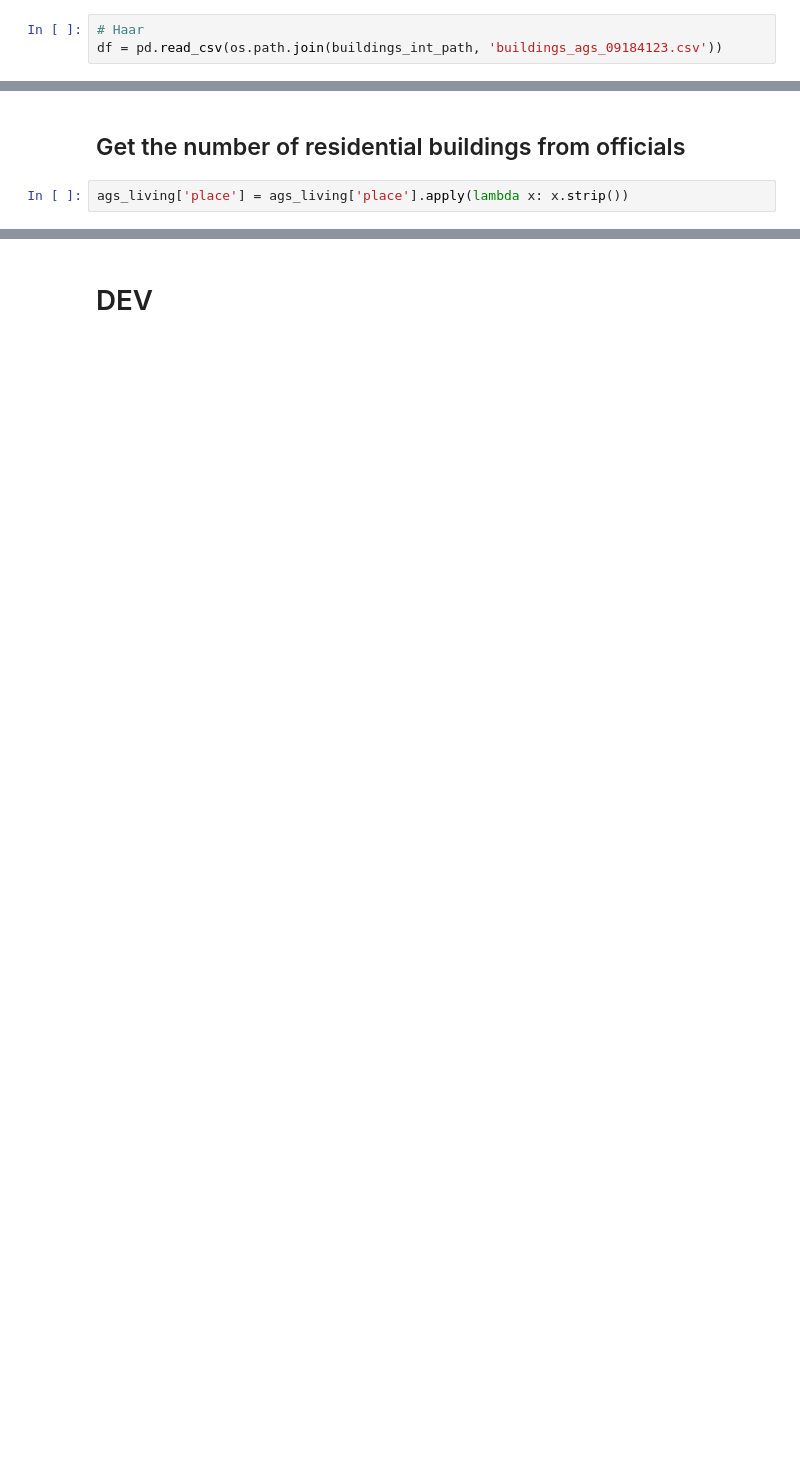
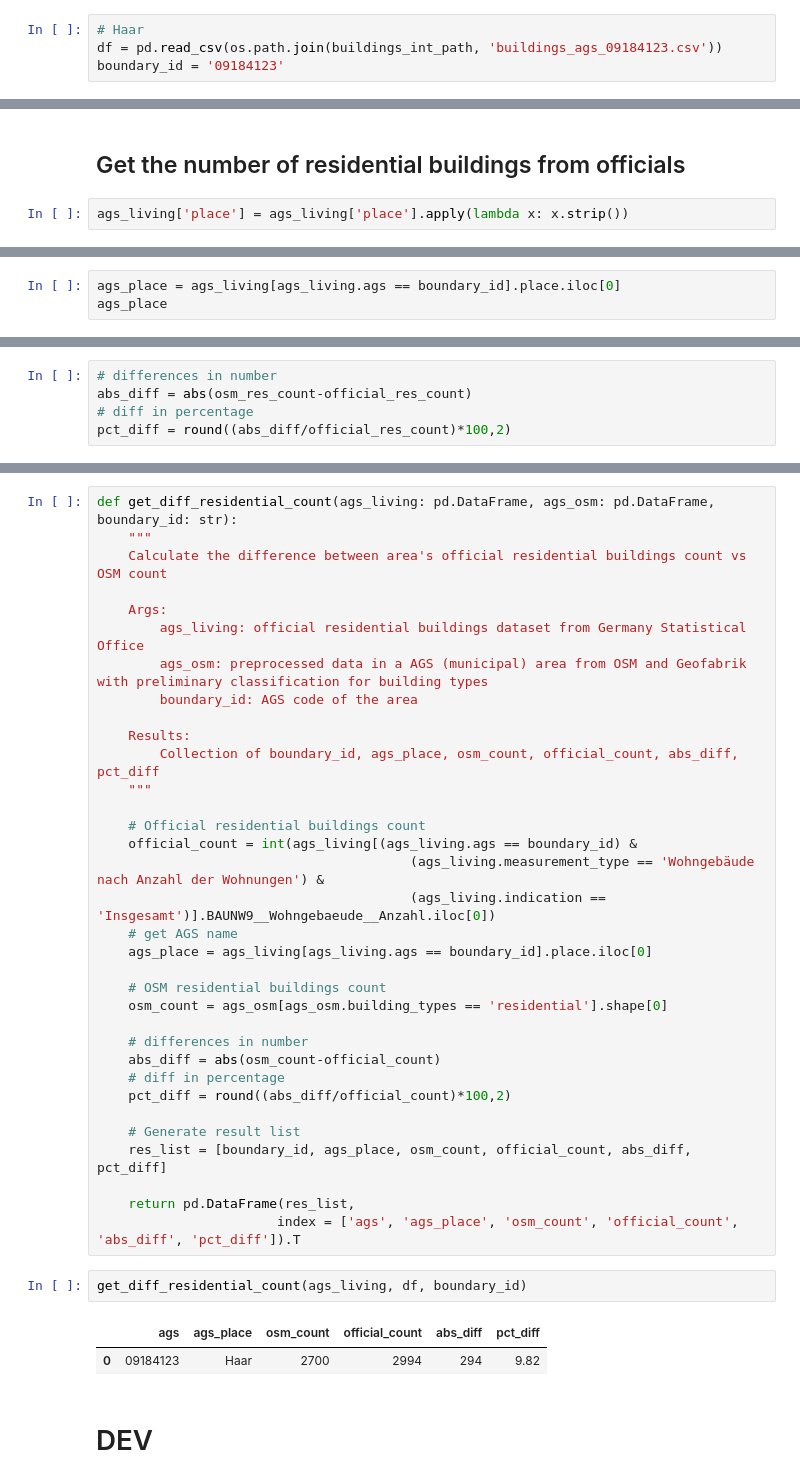
Before and after one commit to o0oBluePhoenixo0o/CheapAtlas, a Jupyter notebook: notebooks/0_EDA.ipynb, the cells around one changed output, grey strips where cells are left out. Drawn from its saved outputs; the diff is of its cells as text; blank space fills up the shorter version.

Commit message:
Add 2nd node for data_preparation pipeline to calculate the differences between official residential buildings vs osm buildings

```diff
--- a/notebooks/0_EDA.ipynb
+++ b/notebooks/0_EDA.ipynb
@@ -123,5 +108,6 @@ boundary_id
 # %%
 # Haar
 df = pd.read_csv(os.path.join(buildings_int_path, 'buildings_ags_09184123.csv'))
+boundary_id = '09184123'
 # %%
 df.shape
@@ -140,0 +140,3 @@ official_res_count
+# %%
+ags_place = ags_living[ags_living.ags == boundary_id].place.iloc[0]
+ags_place
@@ -157,0 +150,5 @@ def get_diff_residential_count():
+# %%
+# differences in number
+abs_diff = abs(osm_res_count-official_res_count)
+# diff in percentage
+pct_diff = round((abs_diff/official_res_count)*100,2)
@@ -158,2 +159,41 @@ def get_diff_residential_count():
+# %%
+def get_diff_residential_count(ags_living: pd.DataFrame, ags_osm: pd.DataFrame, boundary_id: str):
+    """
+    Calculate the difference between area's official residential buildings count vs OSM count
+
+    Args:
+        ags_living: official residential buildings dataset from Germany Statistical Office
+        ags_osm: preprocessed data in a AGS (municipal) area from OSM and Geofabrik with preliminary classification for building types
+        boundary_id: AGS code of the area
+
+    Results:
+        Collection of boundary_id, ags_place, osm_count, official_count, abs_diff, pct_diff
+    """
+
+    # Official residential buildings count
+    official_count = int(ags_living[(ags_living.ags == boundary_id) &
+                                        (ags_living.measurement_type == 'Wohngebäude nach Anzahl der Wohnungen') &
+                                        (ags_living.indication == 'Insgesamt')].BAUNW9__Wohngebaeude__Anzahl.iloc[0])
+    # get AGS name
+    ags_place = ags_living[ags_living.ags == boundary_id].place.iloc[0]
+
+    # OSM residential buildings count
+    osm_count = ags_osm[ags_osm.building_types == 'residential'].shape[0]
+
+    # differences in number
+    abs_diff = abs(osm_count-official_count)
+    # diff in percentage
+    pct_diff = round((abs_diff/official_count)*100,2)
+
+    # Generate result list
+    res_list = [boundary_id, ags_place, osm_count, official_count, abs_diff, pct_diff]
+
+    return pd.DataFrame(res_list,
+                       index = ['ags', 'ags_place', 'osm_count', 'official_count', 'abs_diff', 'pct_diff']).T
+# %%
+get_diff_residential_count(ags_living, df, boundary_id)
+# %% [output]
+|  | ags | ags_place | osm_count | official_count | abs_diff | pct_diff |
+| 0 | 09184123 | Haar | 2700 | 2994 | 294 | 9.82 |
 # %% [markdown]
 # DEV
```
Also changed, not shown: parts of 25 cells of this notebook, 21 other files.
